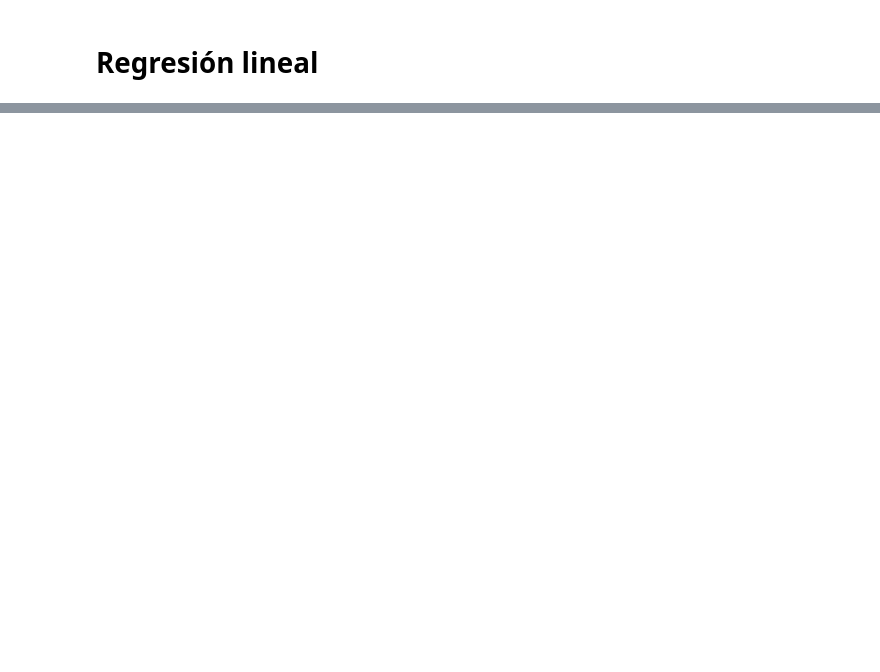
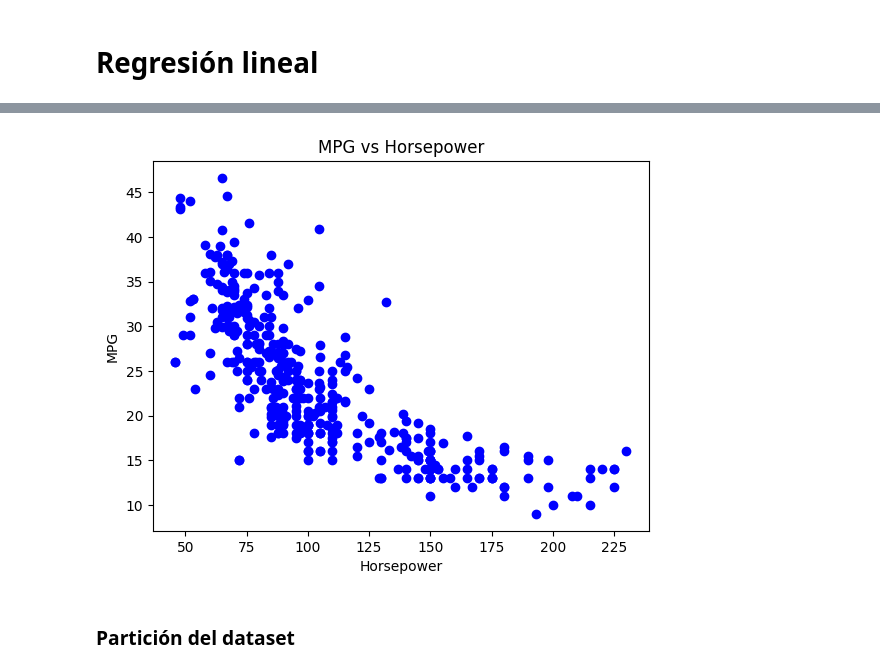
Before and after one commit to Walt9819/machine-learning, a Jupyter notebook: code/3_regresion_lineal.ipynb, the cells around one changed output, grey strips where cells are left out. Cells and saved outputs as stored; diff of their text form; code cells hidden in the pictures; blank space fills up the shorter version.

```diff
--- a/code/3_regresion_lineal.ipynb
+++ b/code/3_regresion_lineal.ipynb
@@ -313,0 +23,9 @@ remote_ratio           68.404633
+# %%
+import pandas as pd
+import matplotlib.pyplot as plt
+import seaborn as sns
+
+# Cargamos los datos
+url = 'https://raw.githubusercontent.com/mwaskom/seaborn-data/master/mpg.csv'
+data = pd.read_csv(url)
+print(data.head())
@@ -313,0 +69,7 @@ remote_ratio           68.404633
+# %%
+# Revisamos por valores nulos
+print(data.isnull().sum())
+
+# Reemplazamos los valores nulos de la columna 'horsepower' por la media
+data['horsepower'] = data['horsepower'].fillna(data['horsepower'].mean())
+print(data.isnull().sum())
@@ -313,0 +117,11 @@ remote_ratio           68.404633
+# %%
+# Graficamos la relación entre las columnas 'mpg' y 'horsepower'
+plt.scatter(data['horsepower'], data['mpg'], color='blue')
+plt.xlabel('Horsepower')
+plt.ylabel('MPG')
+plt.title('MPG vs Horsepower')
+plt.show()
+# %% [output]
+[figure, added]
+# %% [markdown]
+### Partición del dataset
```
Also changed, not shown: parts of 57 cells of this notebook, 4 other files.
